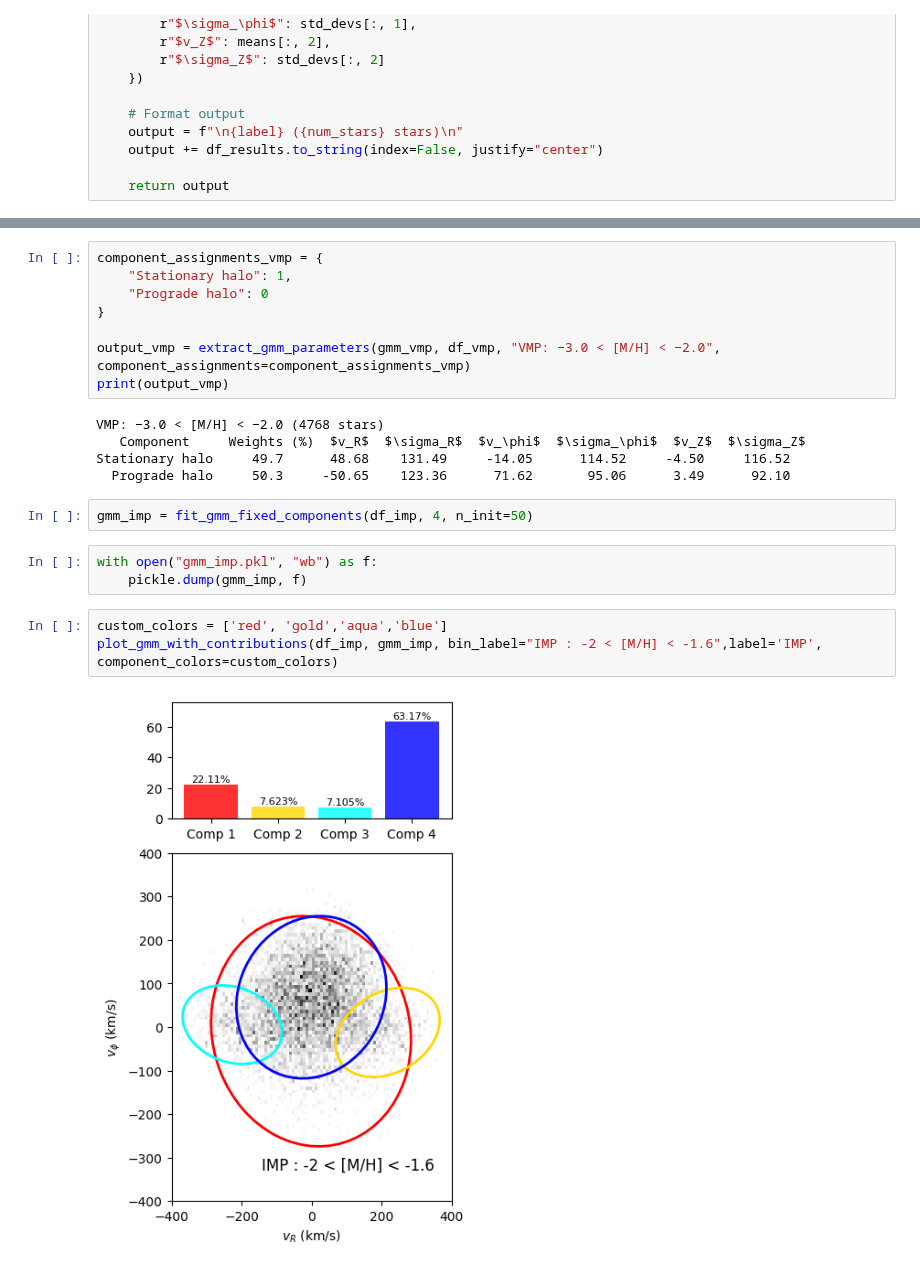
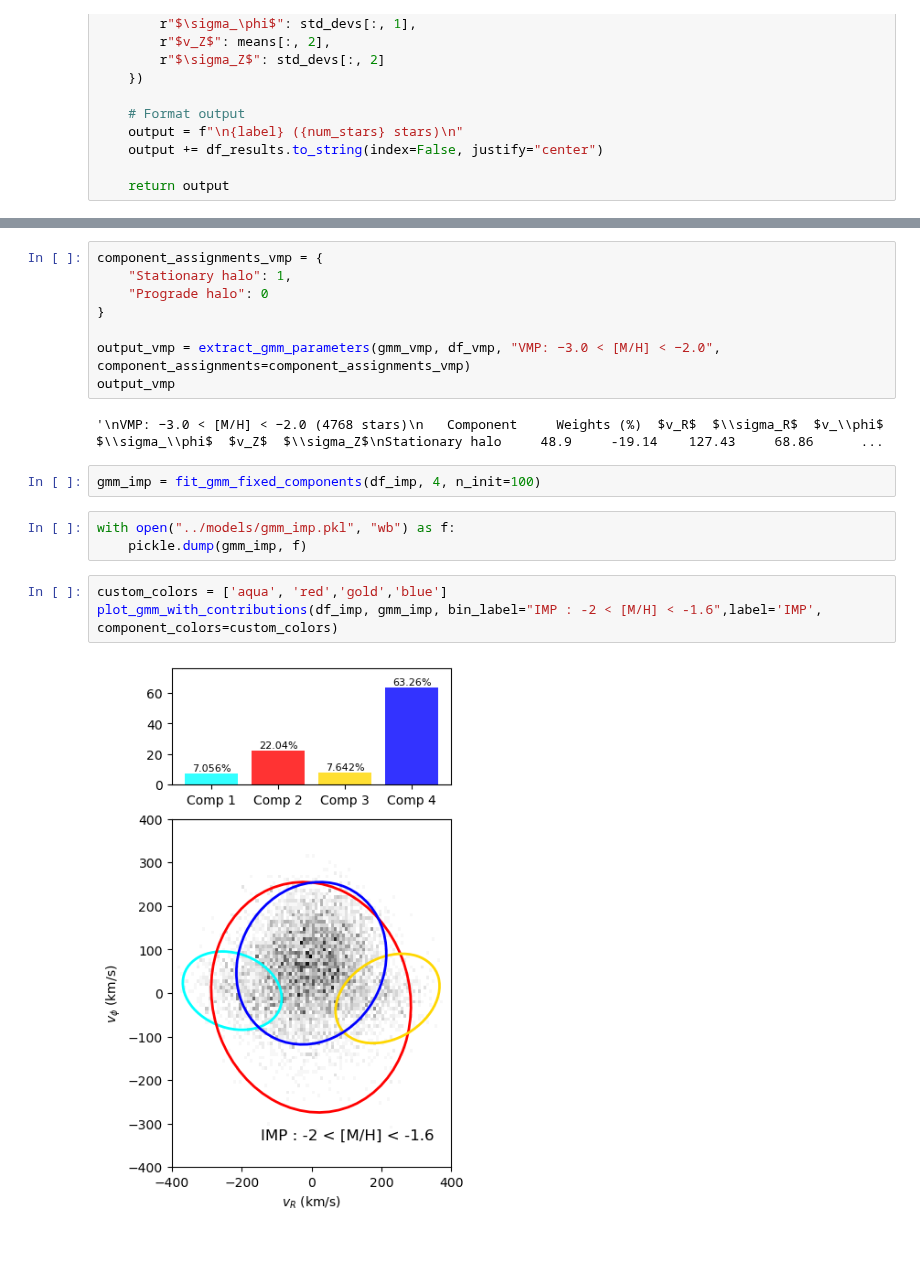
Before and after one commit to raunaq-rai/Disentangling-the-Milky-Way-using-GMM, a Jupyter notebook: notebooks/Figure_5.ipynb, the cells around one changed output, grey strips where cells are left out. Drawn from its saved outputs; the diff is of its cells as text.

```diff
--- a/notebooks/Figure_5.ipynb
+++ b/notebooks/Figure_5.ipynb
@@ -294,22 +295,19 @@ component_assignments_vmp = {
 }
 
 output_vmp = extract_gmm_parameters(gmm_vmp, df_vmp, "VMP: −3.0 < [M/H] < −2.0", component_assignments=component_assignments_vmp)
-print(output_vmp)
+output_vmp
 # %% [output]
-VMP: −3.0 < [M/H] < −2.0 (4768 stars)
-   Component     Weights (%)  $v_R$  $\sigma_R$  $v_\phi$  $\sigma_\phi$  $v_Z$  $\sigma_Z$
-Stationary halo     49.7      48.68    131.49     -14.05      114.52     -4.50     116.52
-  Prograde halo     50.3     -50.65    123.36      71.62       95.06      3.49      92.10
+'\nVMP: −3.0 < [M/H] < −2.0 (4768 stars)\n   Component     Weights (%)  $v_R$  $\\sigma_R$  $v_\\phi$  $\\sigma_\\phi$  $v_Z$  $\\sigma_Z$\nStationary halo     48.9     -19.14    127.43     68.86      ...
 # %%
-gmm_imp = fit_gmm_fixed_components(df_imp, 4, n_init=50)
+gmm_imp = fit_gmm_fixed_components(df_imp, 4, n_init=100)
 # %%
-with open("gmm_imp.pkl", "wb") as f:
+with open("../models/gmm_imp.pkl", "wb") as f:
     pickle.dump(gmm_imp, f)
 # %%
-custom_colors = ['red', 'gold','aqua','blue']
+custom_colors = ['aqua', 'red','gold','blue']
 plot_gmm_with_contributions(df_imp, gmm_imp, bin_label="IMP : -2 < [M/H] < -1.6",label='IMP', component_colors=custom_colors)
 # %% [output]
-[figure, old version]
+[figure, new version]
 # %%
 component_assignments_imp = {
     "Stationary halo": 0,
```
Also changed, not shown: parts of 13 cells of this notebook, 8 other files.
